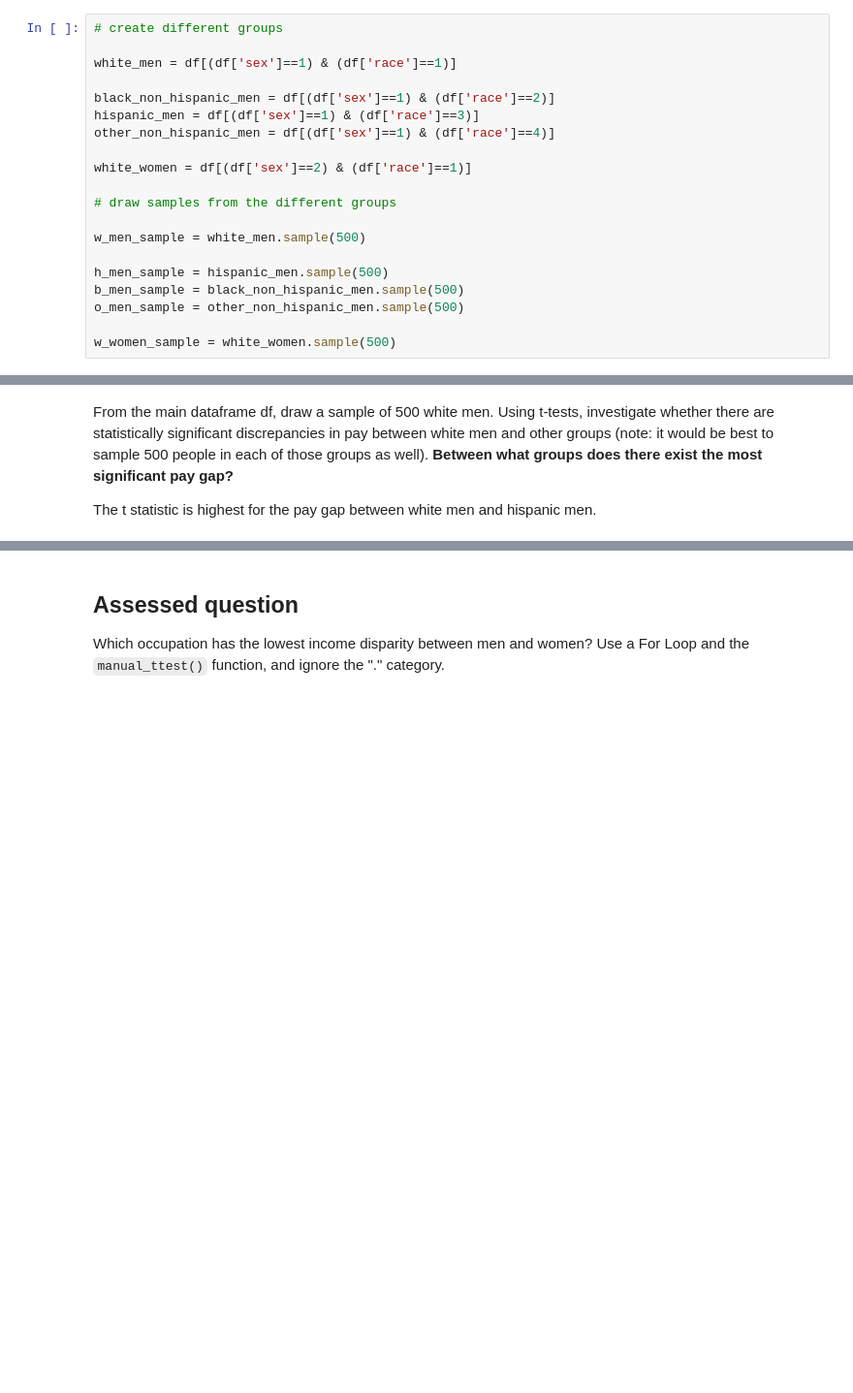
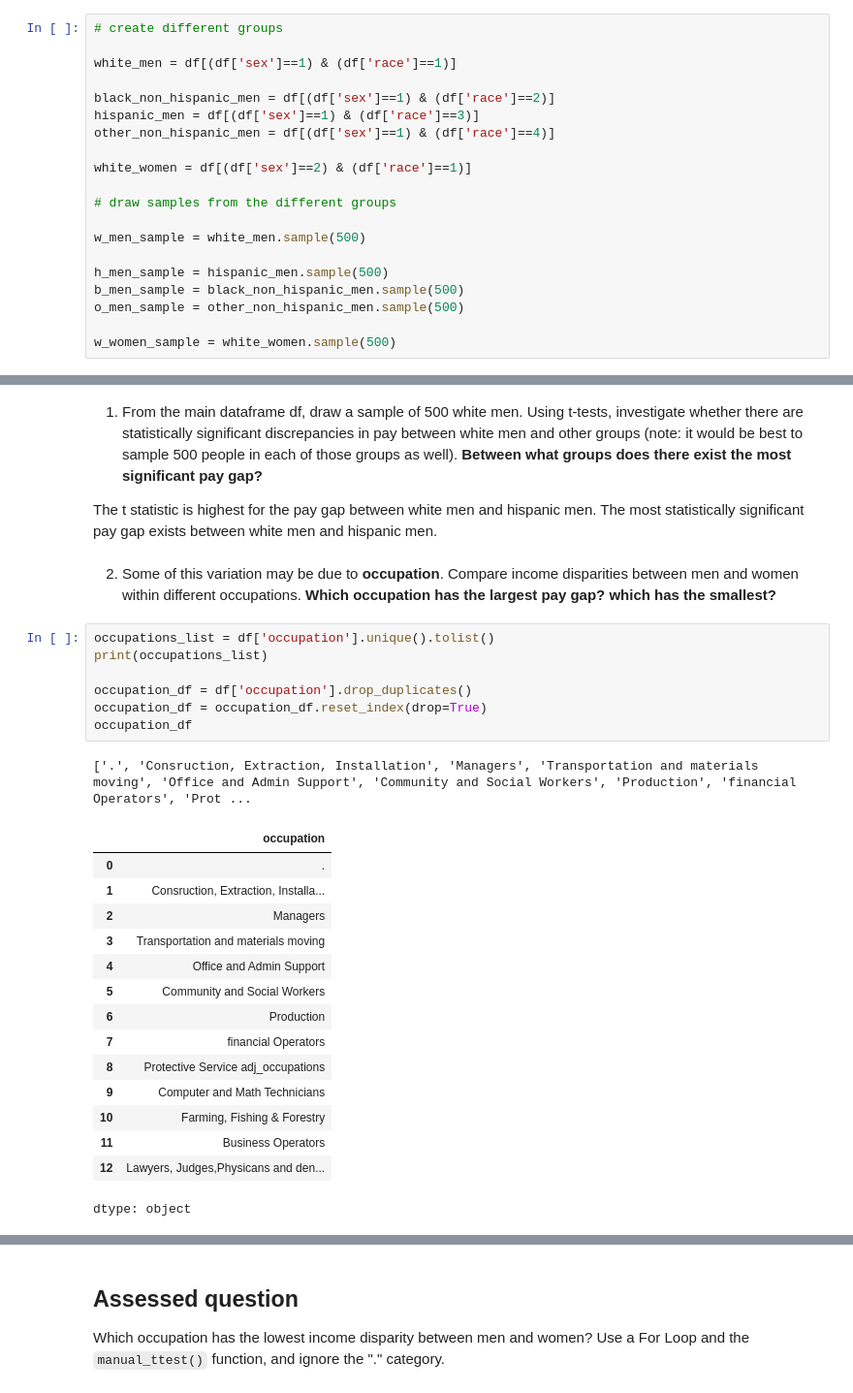
Before and after one commit to awenroberts/QM2, a Jupyter notebook: Copy_of_W7_hypothesis_testing.ipynb, the cells around one changed output, grey strips where cells are left out. Shown at 97% size. Cells and saved outputs as stored; diff of their text form; blank space fills up the shorter version.

```diff
--- a/Copy_of_W7_hypothesis_testing.ipynb
+++ b/Copy_of_W7_hypothesis_testing.ipynb
@@ -347,4 +351,30 @@ The t-statistic is 0.872
 # %% [markdown]
-From the main dataframe df, draw a sample of 500 white men. Using t-tests, investigate whether there are statistically significant discrepancies in pay between white men and other groups (note: it would be best to sample 500 people in each of those groups as well). **Between what groups does there exist the most significant pay gap?**
+1. From the main dataframe df, draw a sample of 500 white men. Using t-tests, investigate whether there are statistically significant discrepancies in pay between white men and other groups (note: it would be best to sample 500 people in each of those groups as well). **Between what groups does there exist the most significant pay gap?**
 
-The t statistic is highest for the pay gap between white men and hispanic men.
+The t statistic is highest for the pay gap between white men and hispanic men. The most statistically significant pay gap exists between white men and hispanic men.
+# %% [markdown]
+2. Some of this variation may be due to **occupation**. Compare income disparities between men and women within different occupations. **Which occupation has the largest pay gap? which has the smallest?**
+# %%
+occupations_list = df['occupation'].unique().tolist()
+print(occupations_list)
+
+occupation_df = df['occupation'].drop_duplicates()
+occupation_df = occupation_df.reset_index(drop=True)
+occupation_df
+# %% [output]
+['.', 'Consruction, Extraction, Installation', 'Managers', 'Transportation and materials moving', 'Office and Admin Support', 'Community and Social Workers', 'Production', 'financial Operators', 'Prot ...
+|  | occupation |
+| 0 | . |
+| 1 | Consruction, Extraction, Installa... |
+| 2 | Managers |
+| 3 | Transportation and materials moving |
+| 4 | Office and Admin Support |
+| 5 | Community and Social Workers |
+| 6 | Production |
+| 7 | financial Operators |
+| 8 | Protective Service adj_occupations |
+| 9 | Computer and Math Technicians |
+| 10 | Farming, Fishing & Forestry |
+| 11 | Business Operators |
+| 12 | Lawyers, Judges,Physicans and den... |
+dtype: object
```
Also changed, not shown: parts of 19 cells of this notebook.
